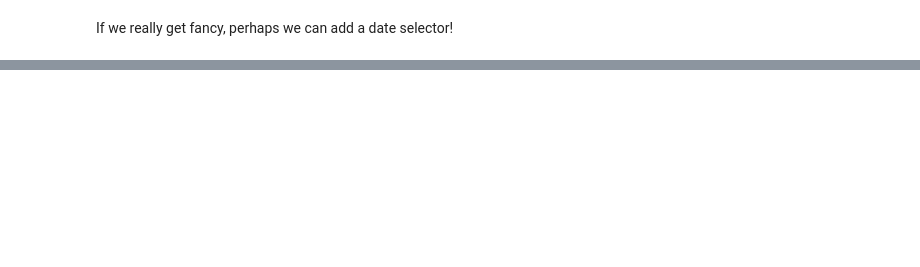
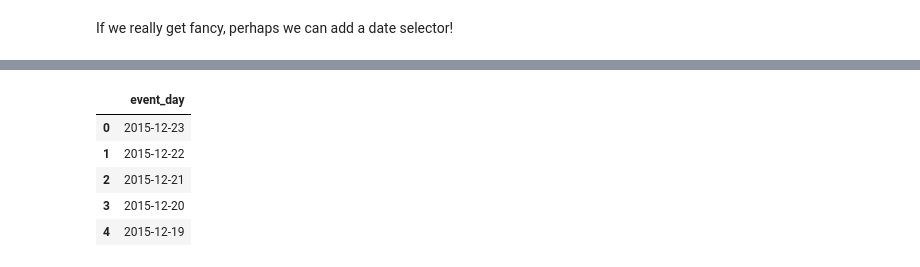
Before and after one commit to zcarwile/quixotic, a Jupyter notebook: quixotic_analytics.ipynb, the cells around one changed output, grey strips where cells are left out. Saved outputs shown, nothing was run; the diff lists cells and outputs as text; code cells hidden in the pictures; blank space fills up the shorter version.

```diff
--- a/quixotic_analytics.ipynb
+++ b/quixotic_analytics.ipynb
@@ -68,0 +146,14 @@ If we really get fancy, perhaps we can add a date selector!
+# %%
+numdays = 14
+base = datetime.datetime.today().replace(hour=0, minute=0, second=0, microsecond=0)
+date_list = [base - datetime.timedelta(days=x) for x in range(0, numdays)]
+days = odo(date_list,pd.DataFrame)
+days.rename(columns={0:"event_day"}, inplace=True)
+days.head(5)
+# %% [output]
+|  | event_day |
+| 0 | 2015-12-23 |
+| 1 | 2015-12-22 |
+| 2 | 2015-12-21 |
+| 3 | 2015-12-20 |
+| 4 | 2015-12-19 |
```
Also changed, not shown: parts of 13 cells of this notebook.
